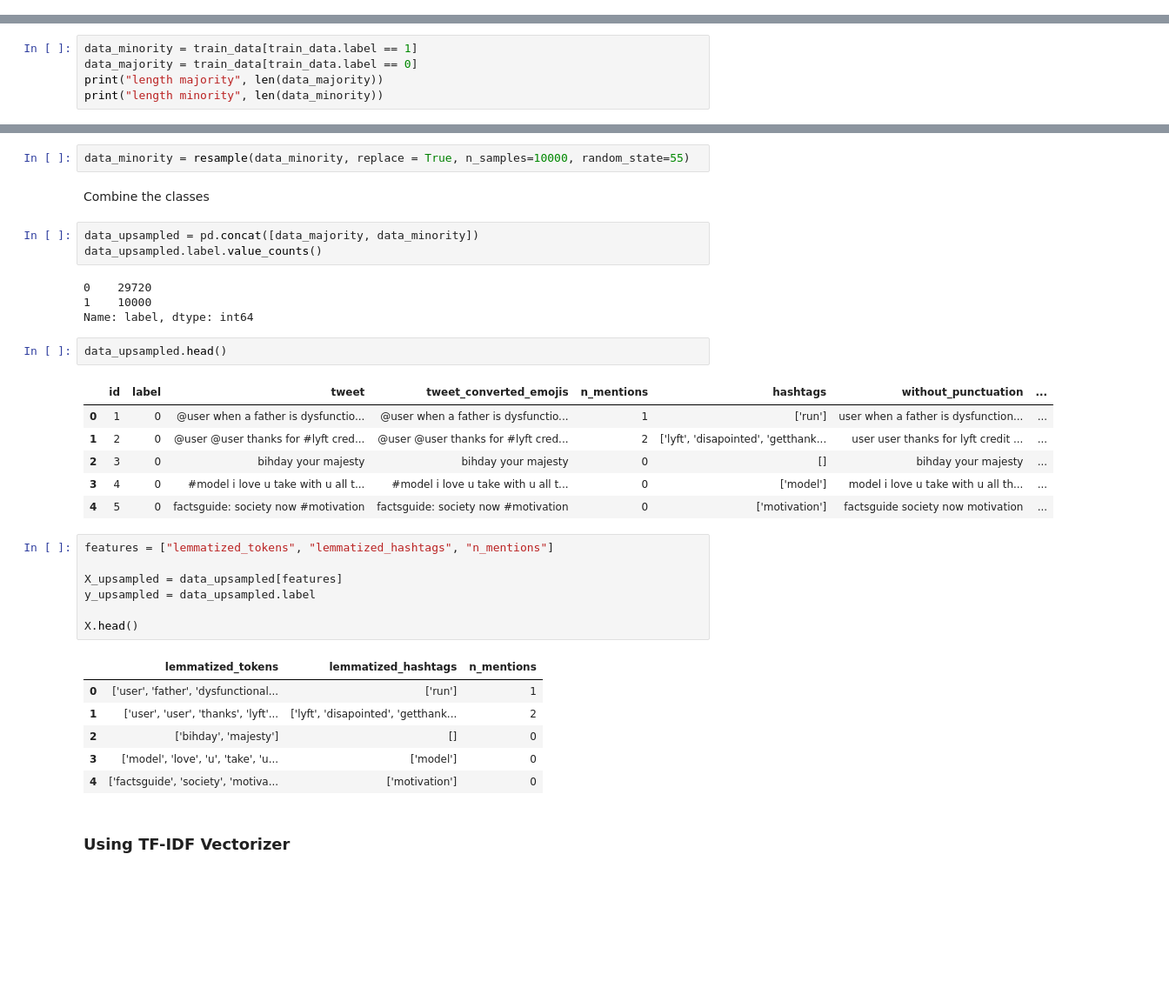
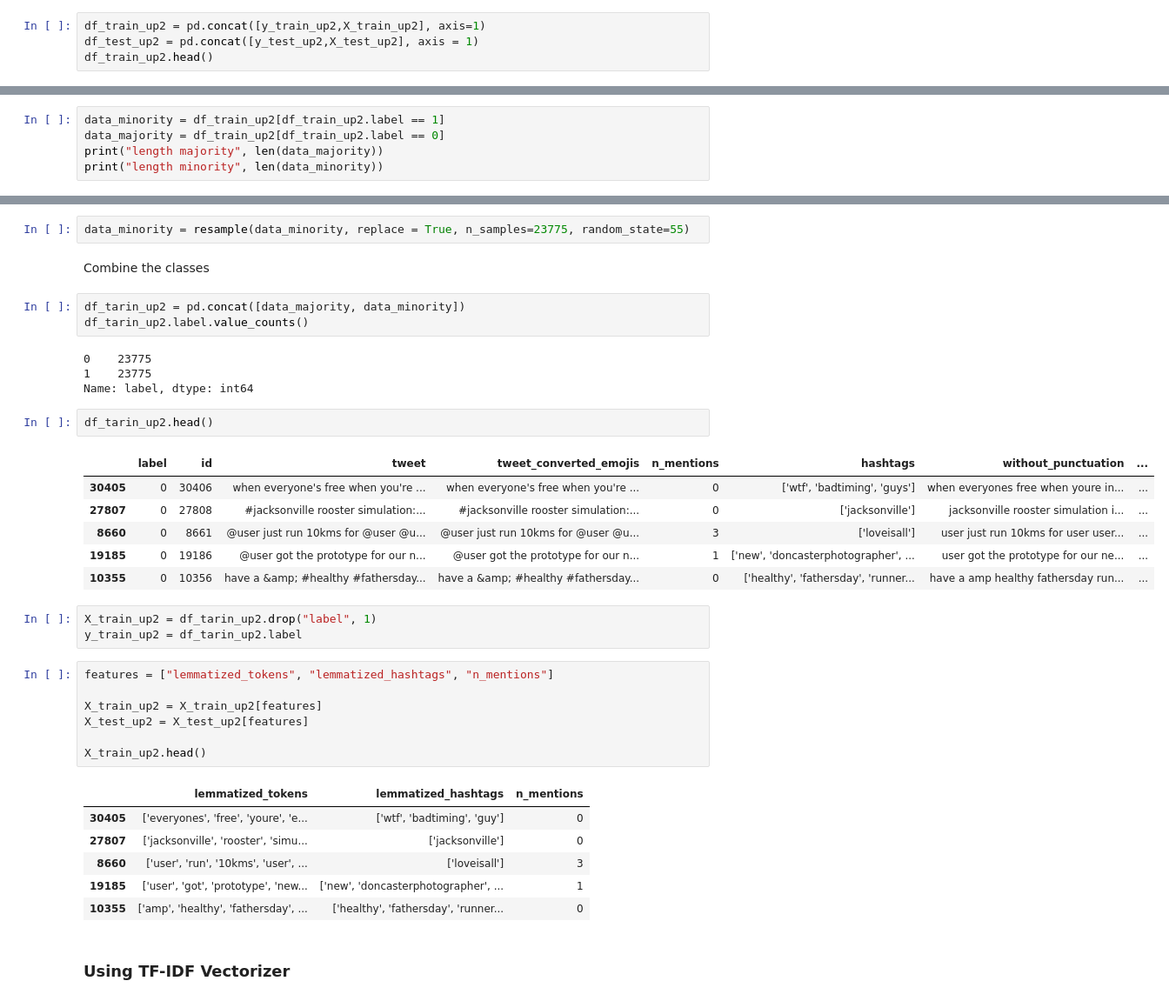
Before and after one commit to Aaron9812/Data_mining, a Jupyter notebook: src/models/decision_tree.ipynb, the cells around one changed output, grey strips where cells are left out. Shown: that part at 87% size. Cells and saved outputs as stored; diff of their text form; blank space fills up the shorter version.

```diff
--- a/src/models/decision_tree.ipynb
+++ b/src/models/decision_tree.ipynb
@@ -166,0 +174,4 @@ Dataset split: 0.9278339764313276
+# %%
+df_train_up2 = pd.concat([y_train_up2,X_train_up2], axis=1)
+df_test_up2 = pd.concat([y_test_up2,X_test_up2], axis = 1)
+df_train_up2.head()
@@ -167,8 +185,8 @@ Dataset split: 0.9278339764313276
 # %% [markdown]
 Seperate Minortity Class
 # %%
-data_minority = train_data[train_data.label == 1]
-data_majority = train_data[train_data.label == 0]
+data_minority = df_train_up2[df_train_up2.label == 1]
+data_majority = df_train_up2[df_train_up2.label == 0]
 print("length majority", len(data_majority))
 print("length minority", len(data_minority))
 # %% [output]
@@ -177,39 +195,42 @@ length minority 2242
 # %% [markdown]
 Upsample minority class
 # %%
-data_minority = resample(data_minority, replace = True, n_samples=10000, random_state=55)
+data_minority = resample(data_minority, replace = True, n_samples=23775, random_state=55)
 # %% [markdown]
 Combine the classes
 # %%
-data_upsampled = pd.concat([data_majority, data_minority])
-data_upsampled.label.value_counts()
+df_tarin_up2 = pd.concat([data_majority, data_minority])
+df_tarin_up2.label.value_counts()
 # %% [output]
-0    29720
-1    10000
+0    23775
+1    23775
 Name: label, dtype: int64
 # %%
-data_upsampled.head()
+df_tarin_up2.head()
 # %% [output]
-|  | id | label | tweet | tweet_converted_emojis | n_mentions | hashtags | without_punctuation | ... |
-| 0 | 1 | 0 | @user when a father is dysfunctio... | @user when a father is dysfunctio... | 1 | ['run'] | user when a father is dysfunction... | ... |
-| 1 | 2 | 0 | @user @user thanks for #lyft cred... | @user @user thanks for #lyft cred... | 2 | ['lyft', 'disapointed', 'getthank... | user user thanks for lyft credit ... | ... |
-| 2 | 3 | 0 | bihday your majesty | bihday your majesty | 0 | [] | bihday your majesty | ... |
-| 3 | 4 | 0 | #model i love u take with u all t... | #model i love u take with u all t... | 0 | ['model'] | model i love u take with u all th... | ... |
-| 4 | 5 | 0 | factsguide: society now #motivation | factsguide: society now #motivation | 0 | ['motivation'] | factsguide society now motivation | ... |
+|  | label | id | tweet | tweet_converted_emojis | n_mentions | hashtags | without_punctuation | ... |
+| 30405 | 0 | 30406 | when everyone's free when you're ... | when everyone's free when you're ... | 0 | ['wtf', 'badtiming', 'guys'] | when everyones free when youre in... | ... |
+| 27807 | 0 | 27808 | #jacksonville rooster simulation:... | #jacksonville rooster simulation:... | 0 | ['jacksonville'] | jacksonville rooster simulation i... | ... |
+| 8660 | 0 | 8661 | @user just run 10kms for @user @u... | @user just run 10kms for @user @u... | 3 | ['loveisall'] | user just run 10kms for user user... | ... |
+| 19185 | 0 | 19186 | @user got the prototype for our n... | @user got the prototype for our n... | 1 | ['new', 'doncasterphotographer', ... | user got the prototype for our ne... | ... |
+| 10355 | 0 | 10356 | have a &amp; #healthy #fathersday... | have a &amp; #healthy #fathersday... | 0 | ['healthy', 'fathersday', 'runner... | have a amp healthy fathersday run... | ... |
+# %%
+X_train_up2 = df_tarin_up2.drop("label", 1)
+y_train_up2 = df_tarin_up2.label
 # %%
 features = ["lemmatized_tokens", "lemmatized_hashtags", "n_mentions"]
 
-X_upsampled = data_upsampled[features]
-y_upsampled = data_upsampled.label
+X_train_up2 = X_train_up2[features]
+X_test_up2 = X_test_up2[features]
 
-X.head()
+X_train_up2.head()
 # %% [output]
 |  | lemmatized_tokens | lemmatized_hashtags | n_mentions |
-| 0 | ['user', 'father', 'dysfunctional... | ['run'] | 1 |
-| 1 | ['user', 'user', 'thanks', 'lyft'... | ['lyft', 'disapointed', 'getthank... | 2 |
-| 2 | ['bihday', 'majesty'] | [] | 0 |
-| 3 | ['model', 'love', 'u', 'take', 'u... | ['model'] | 0 |
-| 4 | ['factsguide', 'society', 'motiva... | ['motivation'] | 0 |
+| 30405 | ['everyones', 'free', 'youre', 'e... | ['wtf', 'badtiming', 'guy'] | 0 |
+| 27807 | ['jacksonville', 'rooster', 'simu... | ['jacksonville'] | 0 |
+| 8660 | ['user', 'run', '10kms', 'user', ... | ['loveisall'] | 3 |
+| 19185 | ['user', 'got', 'prototype', 'new... | ['new', 'doncasterphotographer', ... | 1 |
+| 10355 | ['amp', 'healthy', 'fathersday', ... | ['healthy', 'fathersday', 'runner... | 0 |
 # %% [markdown]
 ### Using TF-IDF Vectorizer
 # %%
```
Also changed, not shown: parts of 20 cells of this notebook, 3 other files.
